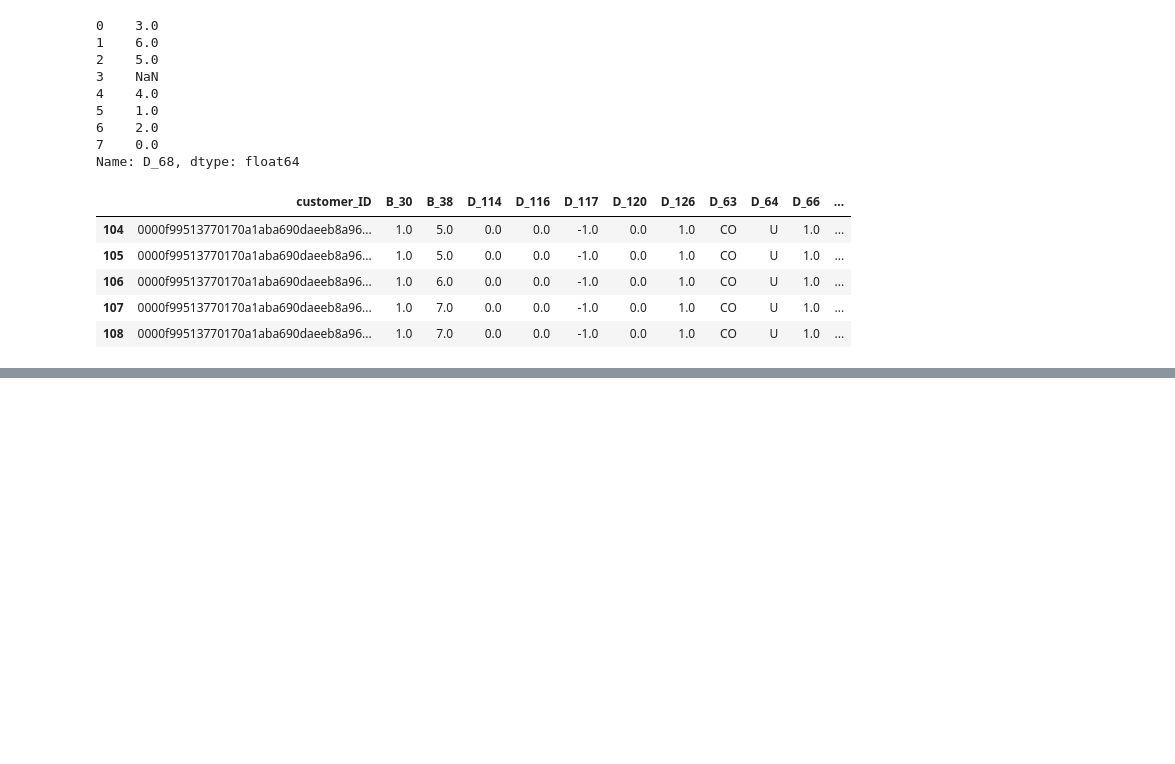
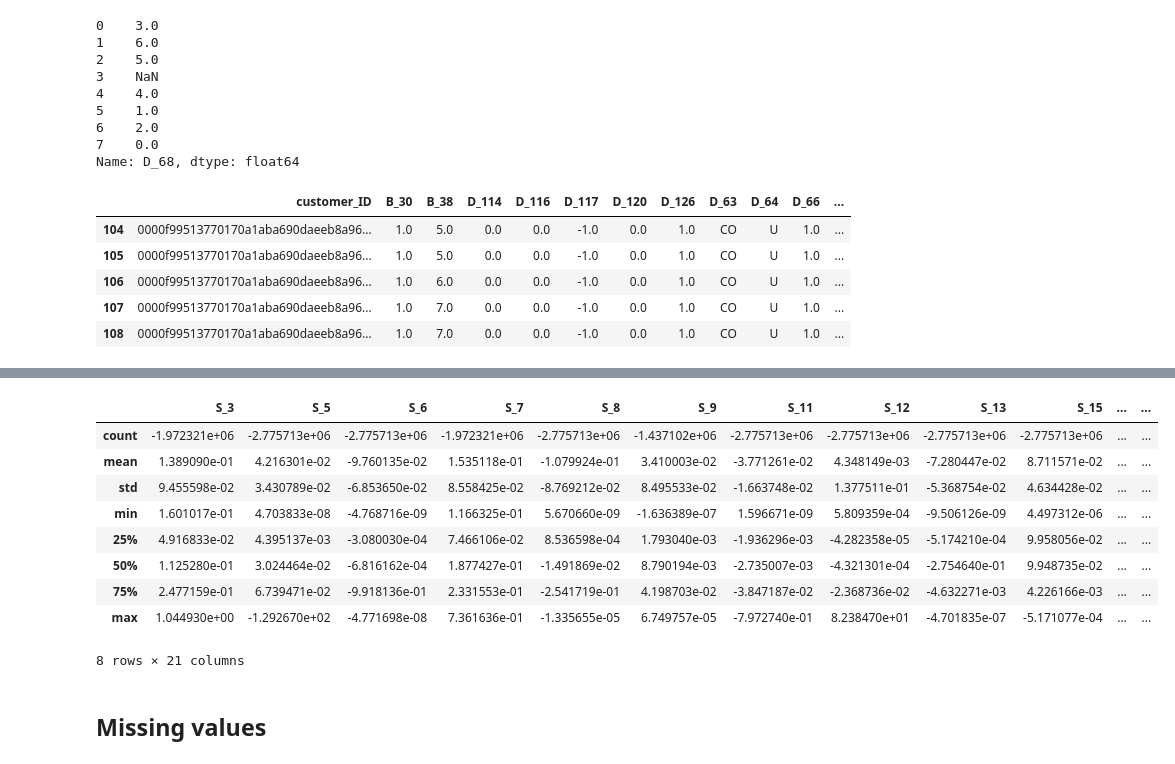
Before and after one commit to Redha-C/American_express_comp, a Jupyter notebook: notebooks/EDA.ipynb, the cells around one changed output, grey strips where cells are left out. Drawn from its saved outputs; the diff is of its cells as text; code cells hidden in the pictures; blank space fills up the shorter version.

```diff
--- a/notebooks/EDA.ipynb
+++ b/notebooks/EDA.ipynb
@@ -246,0 +281,18 @@ train_trainLabel_join[train_trainLabel_join['target']==0][['P_2','P_3','P_4','R_
+# %%
+S_cols_def_pay = train_trainLabel_join[train_trainLabel_join['target']==1][['S_2','S_3','S_5','S_6','S_7','S_8','S_9','S_11','S_12','S_13','S_15','S_16','S_17','S_18','S_19','S_20','S_22','S_23','S_24','S_25','S_26','S_27']]
+S_cols_non_def_pay = train_trainLabel_join[train_trainLabel_join['target']==0][['S_2','S_3','S_5','S_6','S_7','S_8','S_9','S_11','S_12','S_13','S_15','S_16','S_17','S_18','S_19','S_20','S_22','S_23','S_24','S_25','S_26','S_27']]
+# %%
+S_cols_def_pay.describe().compute() - S_cols_non_def_pay.describe().compute()
+# %% [output]
+|  | S_3 | S_5 | S_6 | S_7 | S_8 | S_9 | S_11 | S_12 | S_13 | S_15 | ... | ... |
+| count | -1.972321e+06 | -2.775713e+06 | -2.775713e+06 | -1.972321e+06 | -2.775713e+06 | -1.437102e+06 | -2.775713e+06 | -2.775713e+06 | -2.775713e+06 | -2.775713e+06 | ... | ... |
+| mean | 1.389090e-01 | 4.216301e-02 | -9.760135e-02 | 1.535118e-01 | -1.079924e-01 | 3.410003e-02 | -3.771261e-02 | 4.348149e-03 | -7.280447e-02 | 8.711571e-02 | ... | ... |
+| std | 9.455598e-02 | 3.430789e-02 | -6.853650e-02 | 8.558425e-02 | -8.769212e-02 | 8.495533e-02 | -1.663748e-02 | 1.377511e-01 | -5.368754e-02 | 4.634428e-02 | ... | ... |
+| min | 1.601017e-01 | 4.703833e-08 | -4.768716e-09 | 1.166325e-01 | 5.670660e-09 | -1.636389e-07 | 1.596671e-09 | 5.809359e-04 | -9.506126e-09 | 4.497312e-06 | ... | ... |
+| 25% | 4.916833e-02 | 4.395137e-03 | -3.080030e-04 | 7.466106e-02 | 8.536598e-04 | 1.793040e-03 | -1.936296e-03 | -4.282358e-05 | -5.174210e-04 | 9.958056e-02 | ... | ... |
+| 50% | 1.125280e-01 | 3.024464e-02 | -6.816162e-04 | 1.877427e-01 | -1.491869e-02 | 8.790194e-03 | -2.735007e-03 | -4.321301e-04 | -2.754640e-01 | 9.948735e-02 | ... | ... |
+| 75% | 2.477159e-01 | 6.739471e-02 | -9.918136e-01 | 2.331553e-01 | -2.541719e-01 | 4.198703e-02 | -3.847187e-02 | -2.368736e-02 | -4.632271e-03 | 4.226166e-03 | ... | ... |
+| max | 1.044930e+00 | -1.292670e+02 | -4.771698e-08 | 7.361636e-01 | -1.335655e-05 | 6.749757e-05 | -7.972740e-01 | 8.238470e+01 | -4.701835e-07 | -5.171077e-04 | ... | ... |
+8 rows × 21 columns
+# %% [markdown]
+## Missing values
```
Also changed, not shown: parts of 8 cells of this notebook.
